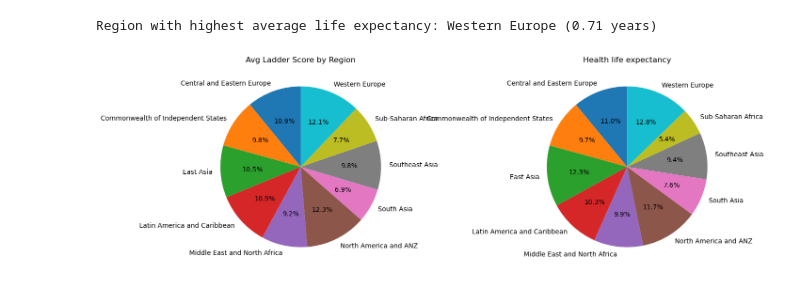
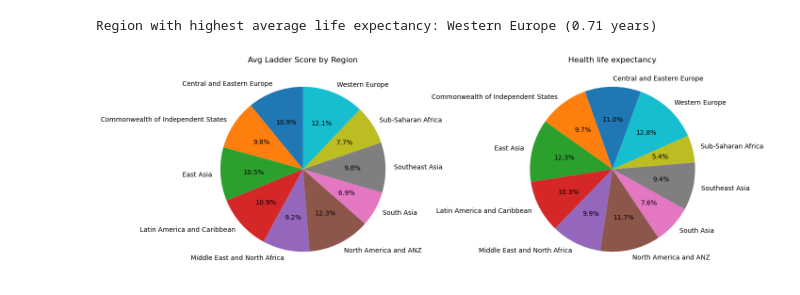
Before and after one commit to navaneethakrishnanms/World-happiness-report, a Jupyter notebook: World happiness Task sheet.ipynb, the cells around one changed output. Cells and saved outputs as stored; diff of their text form; code cells hidden in the pictures.

```diff
--- a/World happiness Task sheet.ipynb
+++ b/World happiness Task sheet.ipynb
@@ -569,24 +569,24 @@ Region with highest average life expectancy: Western Europe (0.71 years)
 # %%
 import pandas as pd
 import matplotlib.pyplot as plt
 
 
 region_avg_ladder = df.groupby('Regional indicator')['Ladder score'].mean()
 
 
 region_avg_gdp = df.groupby('Regional indicator')['Healthy life expectancy'].mean()
 
-fig, axes = plt.subplots(1, 2, figsize=(14, 6))
+fig, axes = plt.subplots(1, 2,figsize=(14, 6))
 
 
 axes[0].pie(region_avg_ladder, labels=region_avg_ladder.index, autopct='%1.1f%%', startangle=90)
 axes[0].set_title("Avg Ladder Score by Region")
 
 
-axes[1].pie(region_avg_gdp, labels=region_avg_gdp.index, autopct='%1.1f%%', startangle=90)
+axes[1].pie(region_avg_gdp, labels=region_avg_gdp.index, autopct='%1.1f%%', startangle=70)
 axes[1].set_title("Health life expectancy")
 
 plt.tight_layout()
 plt.show()
 # %% [output]
-[figure, old version]
+[figure, new version]
```
